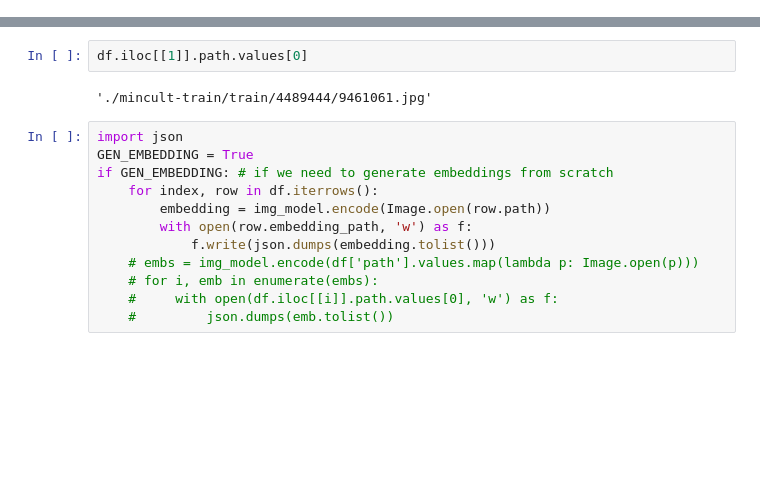
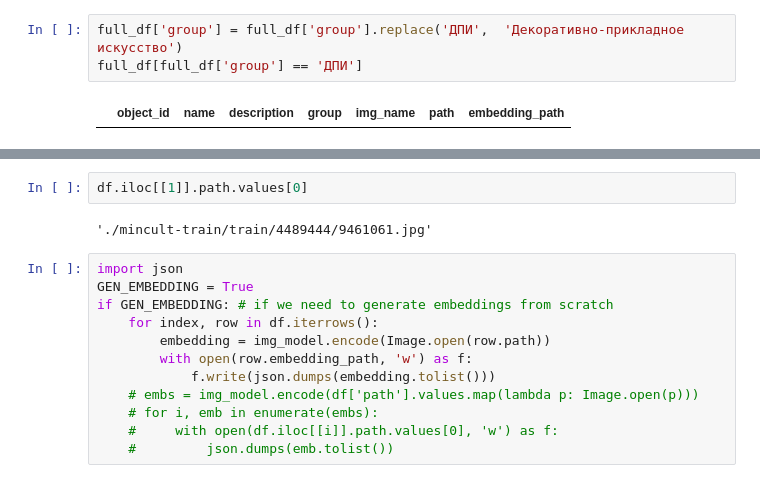
Before and after one commit to DigitalBreakthroughRusskayKrasavica3-0/image-search, a Jupyter notebook: search.ipynb, the cells around one changed output, grey strips where cells are left out. Cells and saved outputs as stored; diff of their text form; blank space fills up the shorter version.

```diff
--- a/search.ipynb
+++ b/search.ipynb
@@ -37,3 +33,8 @@ df.head()
+# %%
+full_df['group'] = full_df['group'].replace('ДПИ',  'Декоративно-прикладное искусство')
+full_df[full_df['group'] == 'ДПИ']
+# %% [output]
+|  | object_id | name | description | group | img_name | path | embedding_path |
 # %%
 # from PIL import Image
 # import clip
```
Also changed, not shown: parts of 15 cells of this notebook, 2 other files.
